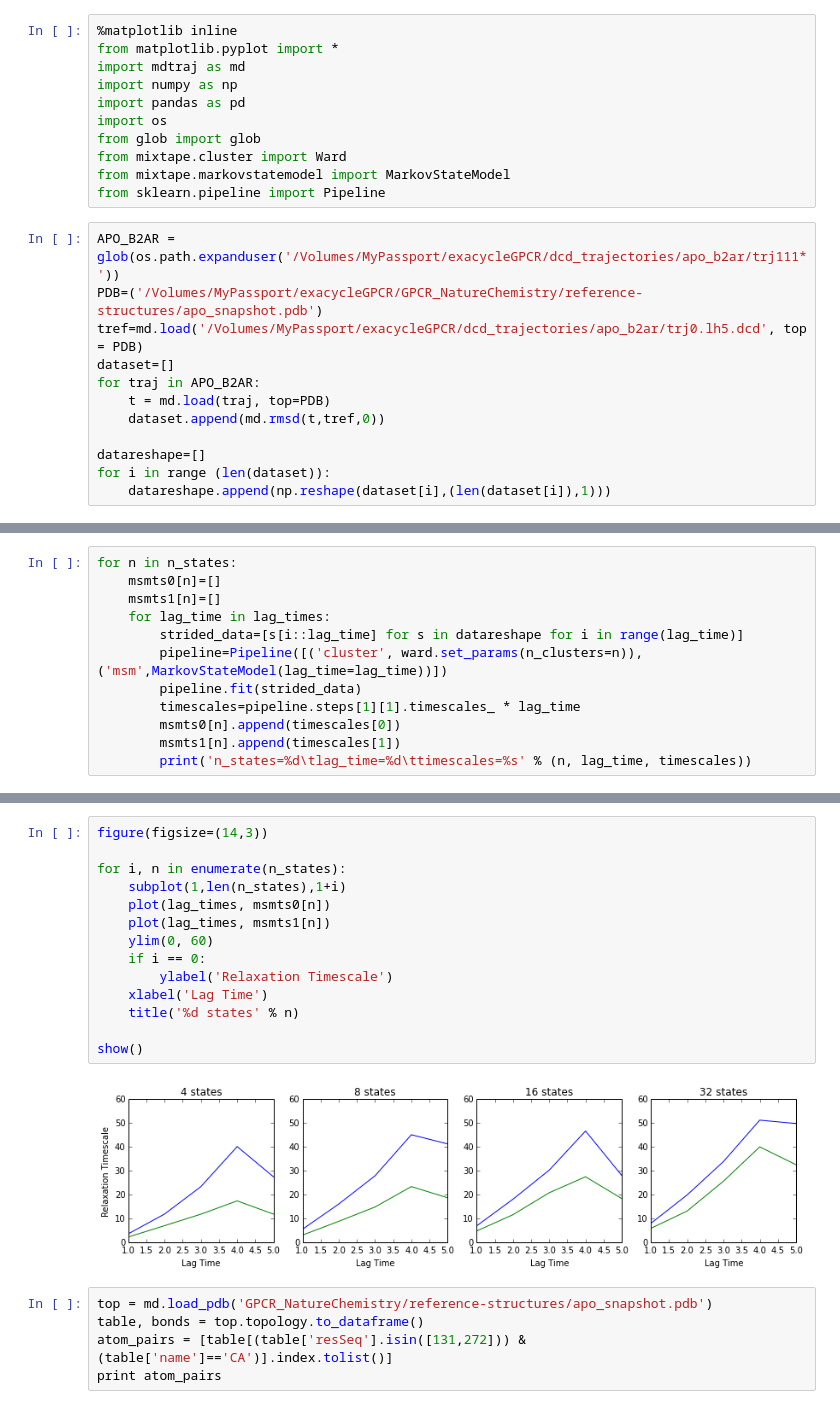
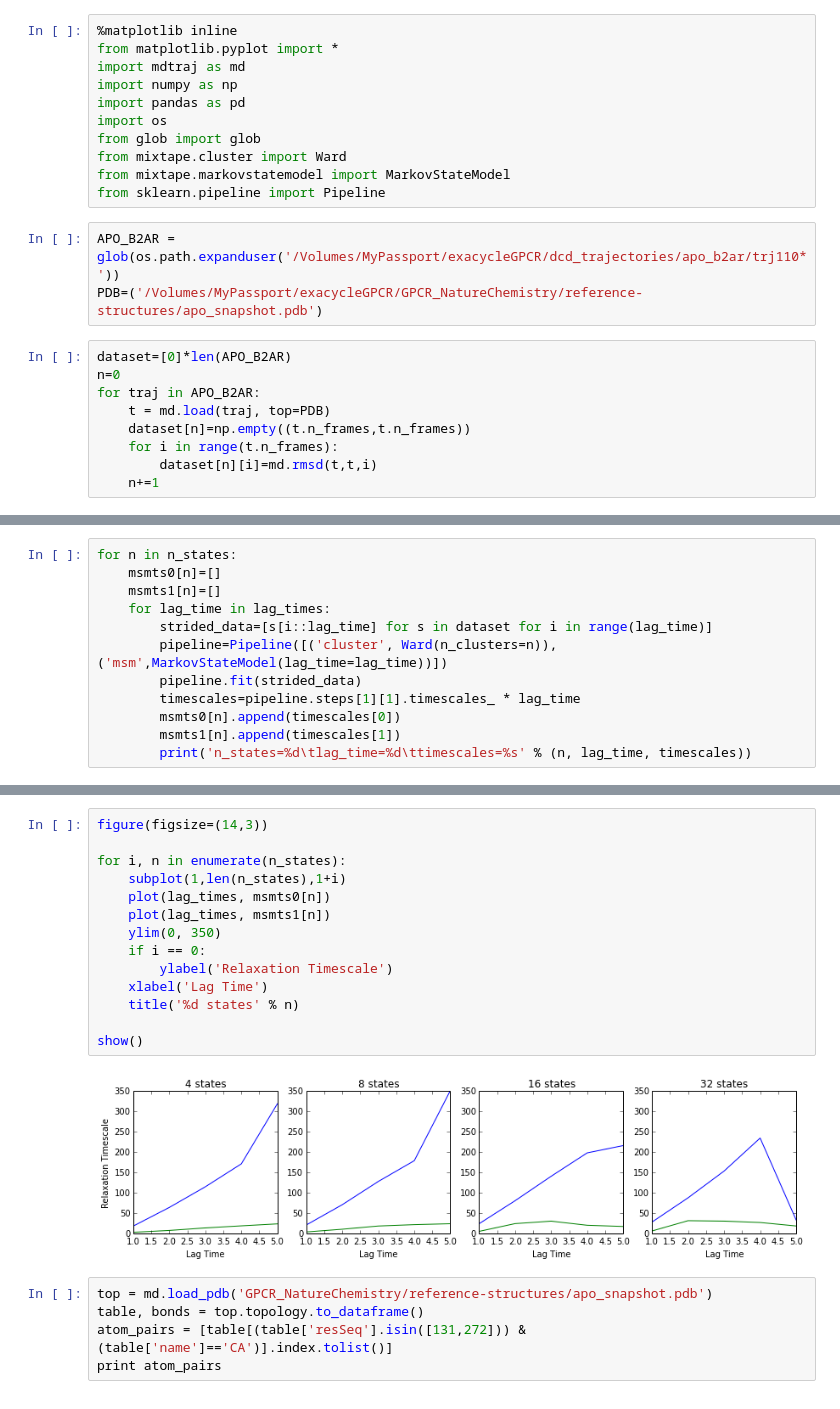
Before and after one commit to ChayaSt/exacycleGPCR, a Jupyter notebook: MSMbuildGPCR.ipynb, the cells around one changed output, grey strips where cells are left out. Saved outputs shown, nothing was run; the diff lists cells and outputs as text.

Commit message:
tried using pairwise RMSD for metric

```diff
--- a/MSMbuildGPCR.ipynb
+++ b/MSMbuildGPCR.ipynb
@@ -9,15 +9,15 @@ from glob import glob
 from mixtape.cluster import Ward
 from mixtape.markovstatemodel import MarkovStateModel
 from sklearn.pipeline import Pipeline
-# %%
-APO_B2AR = glob(os.path.expanduser('/Volumes/MyPassport/exacycleGPCR/dcd_trajectories/apo_b2ar/trj111*'))
-PDB=('/Volumes/MyPassport/exacycleGPCR/GPCR_NatureChemistry/reference-structures/apo_snapshot.pdb')
-tref=md.load('/Volumes/MyPassport/exacycleGPCR/dcd_trajectories/apo_b2ar/trj0.lh5.dcd', top = PDB)
-dataset=[]
-for traj in APO_B2AR:
-    t = md.load(traj, top=PDB)
-    dataset.append(md.rmsd(t,tref,0))
-
-datareshape=[]
-for i in range (len(dataset)):
-    datareshape.append(np.reshape(dataset[i],(len(dataset[i]),1)))
+# %%
+APO_B2AR = glob(os.path.expanduser('/Volumes/MyPassport/exacycleGPCR/dcd_trajectories/apo_b2ar/trj110*'))
+PDB=('/Volumes/MyPassport/exacycleGPCR/GPCR_NatureChemistry/reference-structures/apo_snapshot.pdb')
+# %%
+dataset=[0]*len(APO_B2AR)
+n=0
+for traj in APO_B2AR:
+    t = md.load(traj, top=PDB)
+    dataset[n]=np.empty((t.n_frames,t.n_frames))
+    for i in range(t.n_frames):
+        dataset[n][i]=md.rmsd(t,t,i)
+    n+=1
@@ -32,8 +39,8 @@ for n in n_states:
     msmts0[n]=[]
     msmts1[n]=[]
     for lag_time in lag_times:
-        strided_data=[s[i::lag_time] for s in datareshape for i in range(lag_time)]
-        pipeline=Pipeline([('cluster', ward.set_params(n_clusters=n)),('msm',MarkovStateModel(lag_time=lag_time))])
+        strided_data=[s[i::lag_time] for s in dataset for i in range(lag_time)]
+        pipeline=Pipeline([('cluster', Ward(n_clusters=n)),('msm',MarkovStateModel(lag_time=lag_time))])
         pipeline.fit(strided_data)
         timescales=pipeline.steps[1][1].timescales_ * lag_time
         msmts0[n].append(timescales[0])
@@ -60,19 +61,19 @@ n_states=32     lag_time=5      timescales=[ 49.81314566  32.50734967  25.948545
 # %%
 figure(figsize=(14,3))
 
 for i, n in enumerate(n_states):
     subplot(1,len(n_states),1+i)
     plot(lag_times, msmts0[n])
     plot(lag_times, msmts1[n])
-    ylim(0, 60)
+    ylim(0, 350)
     if i == 0:
         ylabel('Relaxation Timescale')
     xlabel('Lag Time')
     title('%d states' % n)
 
 show()
 # %% [output]
-[figure, old version]
+[figure, new version]
 # %%
 top = md.load_pdb('GPCR_NatureChemistry/reference-structures/apo_snapshot.pdb')
 table, bonds = top.topology.to_dataframe()
```
Also changed, not shown: parts of 17 cells of this notebook.
